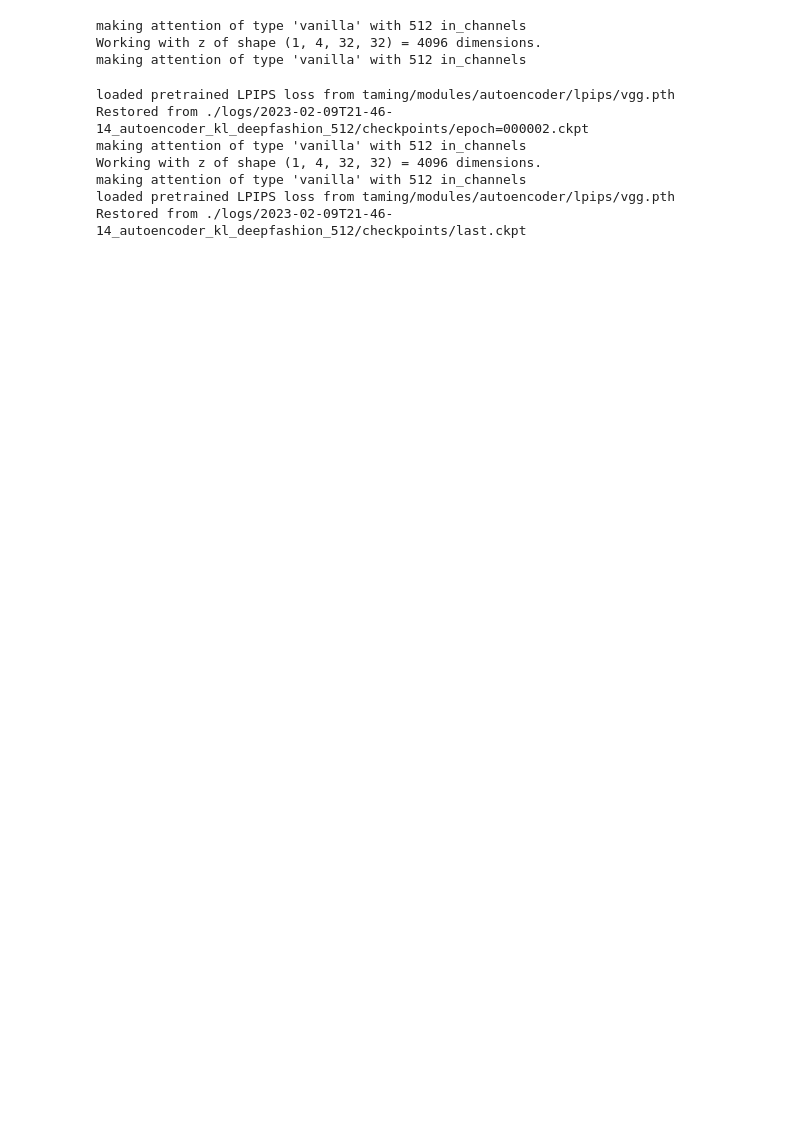
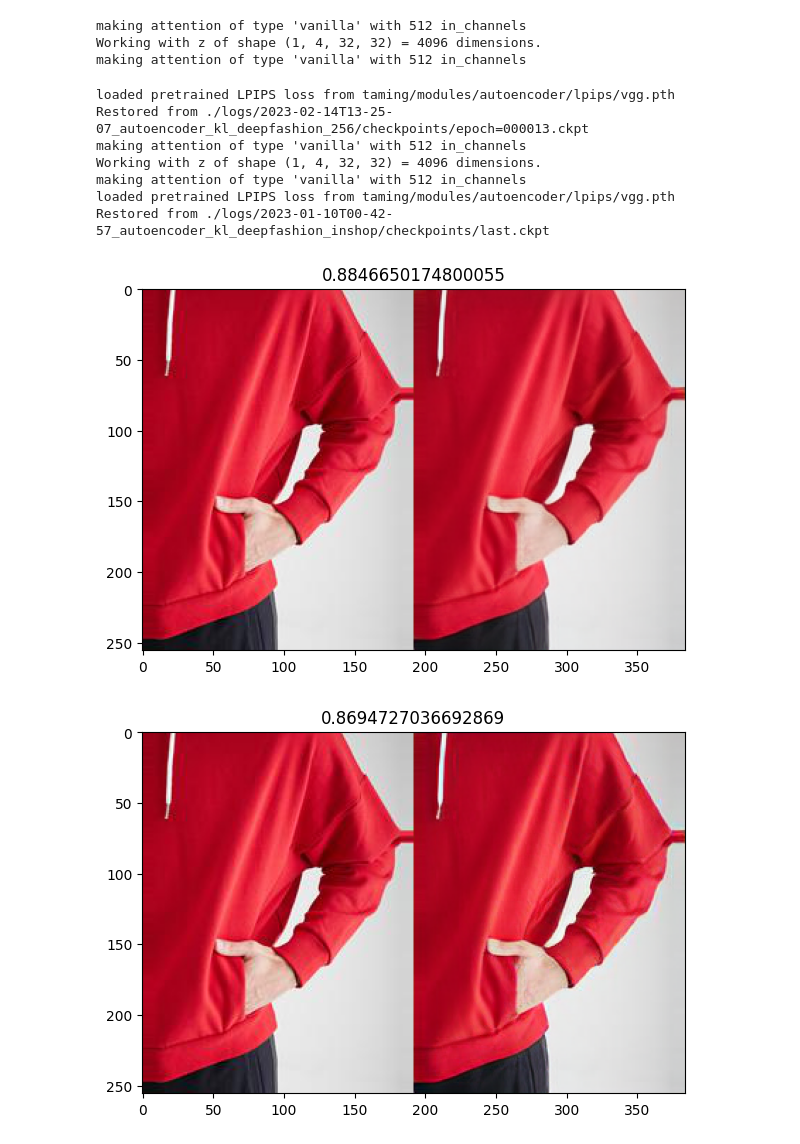
Before and after one commit to soon-yau/upgpt, a Jupyter notebook: compare_vae.ipynb, the cells around one changed output. Cells and saved outputs as stored; diff of their text form; code cells hidden in the pictures; blank space fills up the shorter version.

```diff
--- a/compare_vae.ipynb
+++ b/compare_vae.ipynb
@@ -33,0 +34,7 @@ deepfashion_inshop_256.ckpt  deepfashion_v1.ckpt
+# %%
+cfg = './models/first_stage_models/kl-f8-deepfashion/autoencoder_kl_32x32x4.yaml'
+#ckpt = './models/first_stage_models/kl-f8-deepfashion/deepfashion_inshop_256.ckpt'
+#ckpt = './models/first_stage_models/kl-f8-deepfashion/deepfashion_mm_v1.ckpt'
+ckpt = "./logs/2023-02-14T13-25-07_autoencoder_kl_deepfashion_256/checkpoints/last.ckpt"
+
+vae_last = VaeWrapper(cfg, ckpt)
@@ -34,14 +47,13 @@ deepfashion_inshop_256.ckpt  deepfashion_v1.ckpt
 # %%
-#cfg = './models/first_stage_models/kl-f8-deepfashion/autoencoder_kl_32x32x4.yaml'
-#ckpt = './models/first_stage_models/kl-f8-deepfashion/deepfashion_v1.ckpt'
 cfg = './models/first_stage_models/kl-f8-deepfashion/autoencoder_kl_32x32x4.yaml'
-ckpt = "./logs/2023-02-09T21-46-14_autoencoder_kl_deepfashion_512/checkpoints/epoch=000002.ckpt"
+#ckpt = './models/first_stage_models/kl-f8-deepfashion/deepfashion_inshop_256.ckpt'
+#ckpt = './models/first_stage_models/kl-f8-deepfashion/deepfashion_mm_v1.ckpt'
+ckpt = "./logs/2023-02-14T13-25-07_autoencoder_kl_deepfashion_256/checkpoints/epoch=000013.ckpt"
 
 vae = VaeWrapper(cfg, ckpt)
 
 cfg = './models/first_stage_models/kl-f8-deepfashion/autoencoder_kl_32x32x4.yaml'
-ckpt = "./logs/2023-02-09T21-46-14_autoencoder_kl_deepfashion_512/checkpoints/last.ckpt"
-
+ckpt = "./logs/2023-01-10T00-42-57_autoencoder_kl_deepfashion_inshop/checkpoints/last.ckpt"
 
 vae_small = VaeWrapper(cfg, ckpt)
 # %% [output]
@@ -49,12 +61,12 @@ making attention of type 'vanilla' with 512 in_channels
 Working with z of shape (1, 4, 32, 32) = 4096 dimensions.
 making attention of type 'vanilla' with 512 in_channels
 loaded pretrained LPIPS loss from taming/modules/autoencoder/lpips/vgg.pth
-Restored from ./logs/2023-02-09T21-46-14_autoencoder_kl_deepfashion_512/checkpoints/epoch=000002.ckpt
+Restored from ./logs/2023-02-14T13-25-07_autoencoder_kl_deepfashion_256/checkpoints/epoch=000013.ckpt
 making attention of type 'vanilla' with 512 in_channels
 Working with z of shape (1, 4, 32, 32) = 4096 dimensions.
 making attention of type 'vanilla' with 512 in_channels
 loaded pretrained LPIPS loss from taming/modules/autoencoder/lpips/vgg.pth
-Restored from ./logs/2023-02-09T21-46-14_autoencoder_kl_deepfashion_512/checkpoints/last.ckpt
+Restored from ./logs/2023-01-10T00-42-57_autoencoder_kl_deepfashion_inshop/checkpoints/last.ckpt
 # %%
 @torch.no_grad()
 def reconstruct(model, pil_image):
@@ -75,3 +89,12 @@ def reconstruct(model, pil_image):
     plt.imshow(np.hstack([pil_image, recon]))
     plt.title(score)
     plt.show()
+# %%
+start=2200
+for i in range(start, start+5):
+    reconstruct(vae, Image.open(images_512[i]))
+    reconstruct(vae_last, Image.open(images_512[i]))
+    #reconstruct(vae_small, Image.open(images_512[i]))
+# %% [output]
+[figure, added]
+[figure, added]
```
Also changed, not shown: parts of 7 cells of this notebook, 8 other files.
